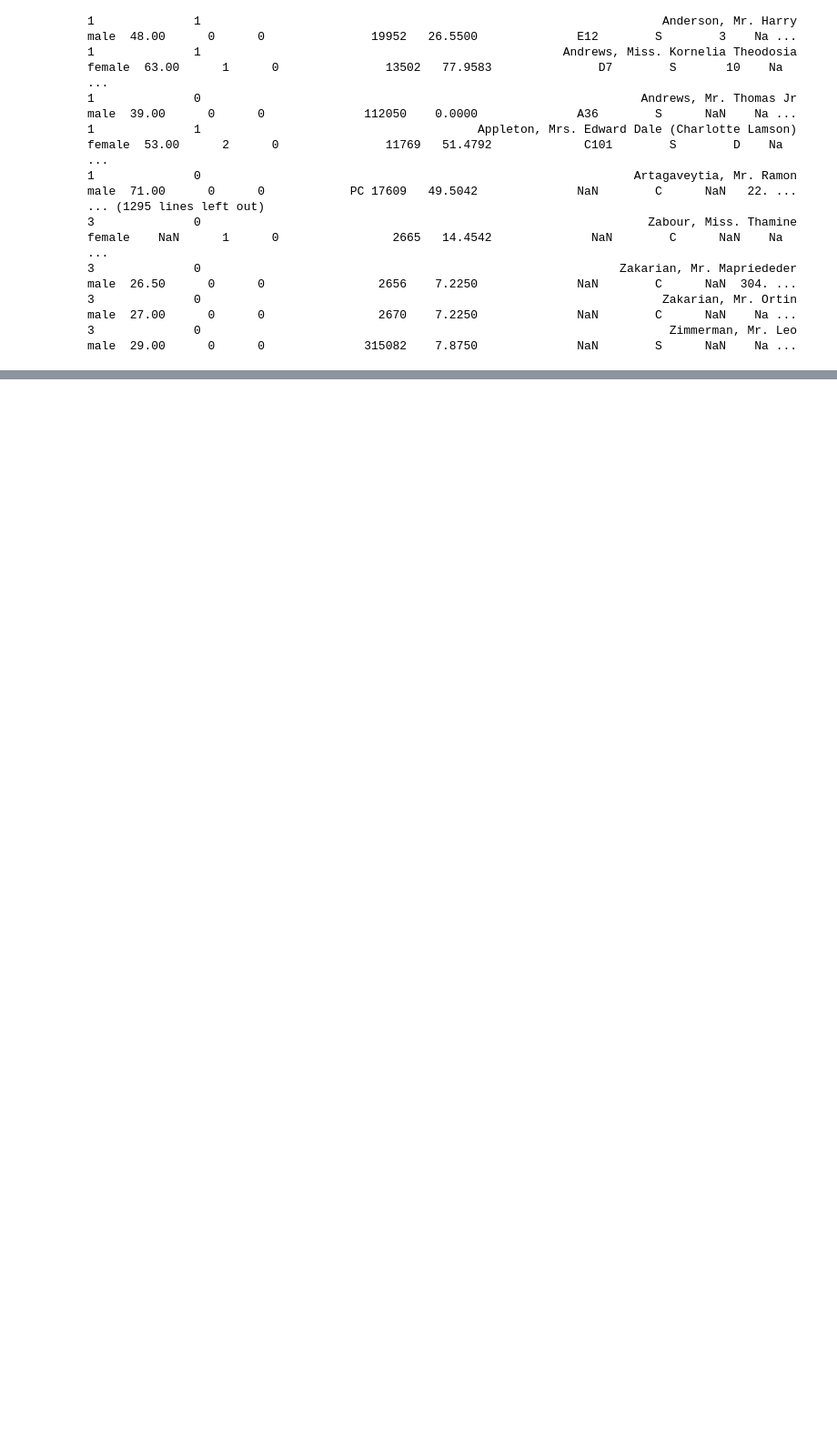
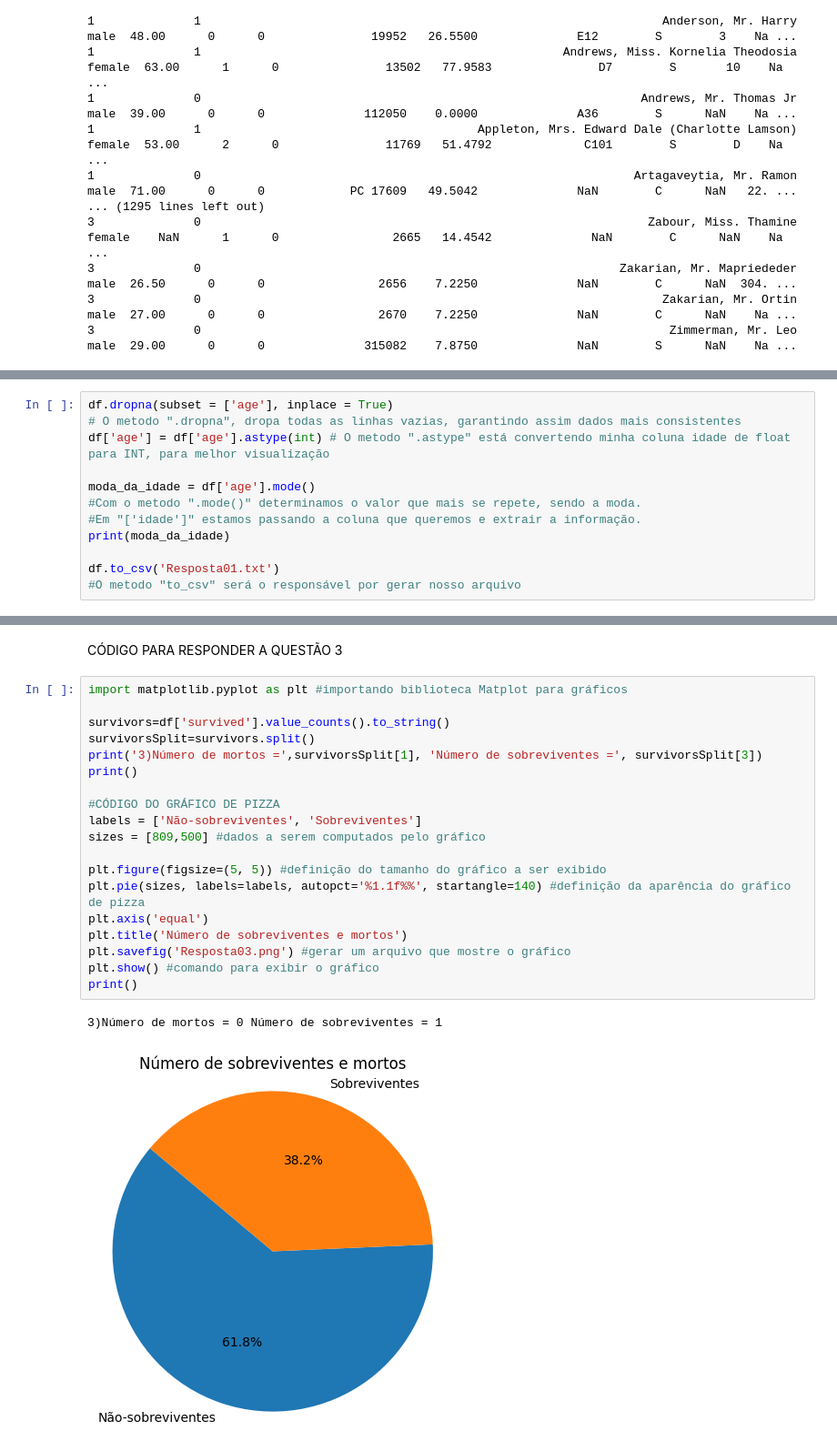
Before and after one commit to gabrielsb18/Aprendizagem-de-maquina-IESB, a Jupyter notebook: Análise_Dataframe.ipynb, the cells around one changed output, grey strips where cells are left out. Shown: that part at 91% size. Drawn from its saved outputs; the diff is of its cells as text; blank space fills up the shorter version.

```diff
--- a/main.ipynb
+++ b/Análise_Dataframe.ipynb
@@ -25,0 +28,12 @@ pclass
+# %%
+df.dropna(subset = ['age'], inplace = True)
+# O metodo ".dropna", dropa todas as linhas vazias, garantindo assim dados mais consistentes
+df['age'] = df['age'].astype(int) # O metodo ".astype" está convertendo minha coluna idade de float para INT, para melhor visualização
+
+moda_da_idade = df['age'].mode()
+#Com o metodo ".mode()" determinamos o valor que mais se repete, sendo a moda.
+#Em "['idade']" estamos passando a coluna que queremos e extrair a informação.
+print(moda_da_idade)
+
+df.to_csv('Resposta01.txt')
+#O metodo "to_csv" será o responsável por gerar nosso arquivo
@@ -25,0 +53,24 @@ pclass
+# %% [markdown]
+CÓDIGO PARA RESPONDER A QUESTÃO 3
+# %%
+import matplotlib.pyplot as plt #importando biblioteca Matplot para gráficos
+
+survivors=df['survived'].value_counts().to_string()
+survivorsSplit=survivors.split()
+print('3)Número de mortos =',survivorsSplit[1], 'Número de sobreviventes =', survivorsSplit[3])
+print()
+
+#CÓDIGO DO GRÁFICO DE PIZZA
+labels = ['Não-sobreviventes', 'Sobreviventes']
+sizes = [809,500] #dados a serem computados pelo gráfico
+
+plt.figure(figsize=(5, 5)) #definição do tamanho do gráfico a ser exibido
+plt.pie(sizes, labels=labels, autopct='%1.1f%%', startangle=140) #definição da aparência do gráfico de pizza
+plt.axis('equal')
+plt.title('Número de sobreviventes e mortos')
+plt.savefig('Resposta03.png') #gerar um arquivo que mostre o gráfico
+plt.show() #comando para exibir o gráfico
+print()
+# %% [output]
+3)Número de mortos = 0 Número de sobreviventes = 1
+[figure, added]
```
Also changed, not shown: parts of 6 cells of this notebook, 3 other files.
